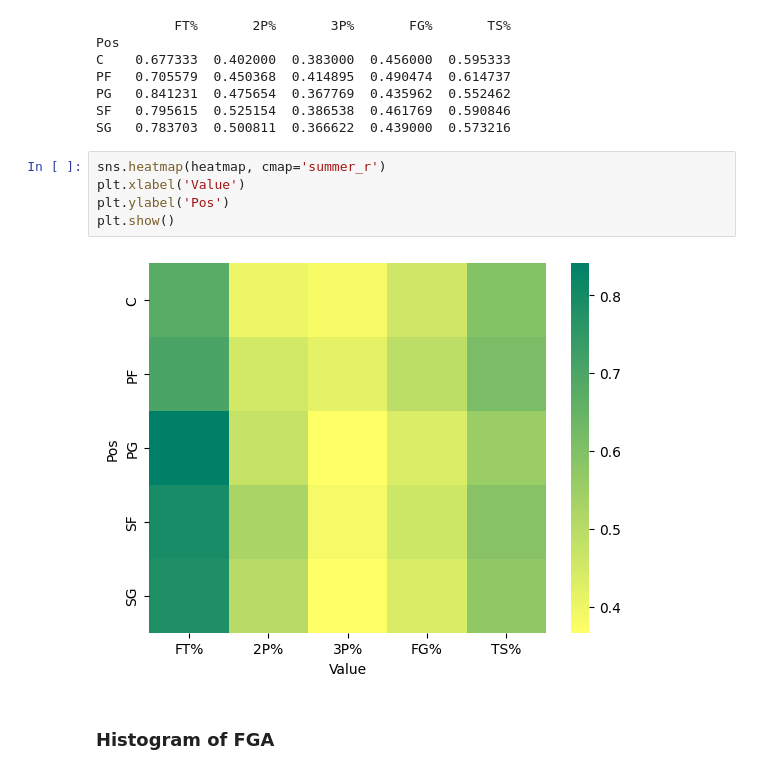
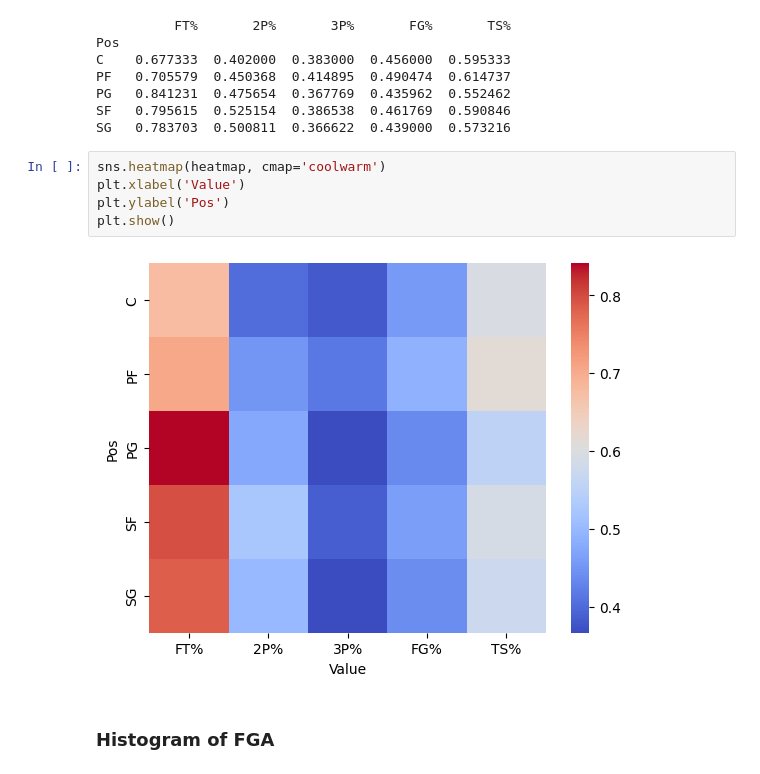
Before and after one commit to domasbel/DataVisualization, a Jupyter notebook: NBA_players_motions/notebook.ipynb, the cells around one changed output. Cells and saved outputs as stored; diff of their text form.

```diff
--- a/NBA_players_motions/notebook.ipynb
+++ b/NBA_players_motions/notebook.ipynb
@@ -113,12 +113,12 @@ PG   0.841231  0.475654  0.367769  0.435962  0.552462
 SF   0.795615  0.525154  0.386538  0.461769  0.590846
 SG   0.783703  0.500811  0.366622  0.439000  0.573216
 # %%
-sns.heatmap(heatmap, cmap='summer_r')
+sns.heatmap(heatmap, cmap='coolwarm')
 plt.xlabel('Value')
 plt.ylabel('Pos')
 plt.show()
 # %% [output]
-[figure, old version]
+[figure, new version]
 # %% [markdown]
 ### Histogram of FGA
 # %%
```
Also changed, not shown: parts of 1 cell of this notebook, 6 other files.
